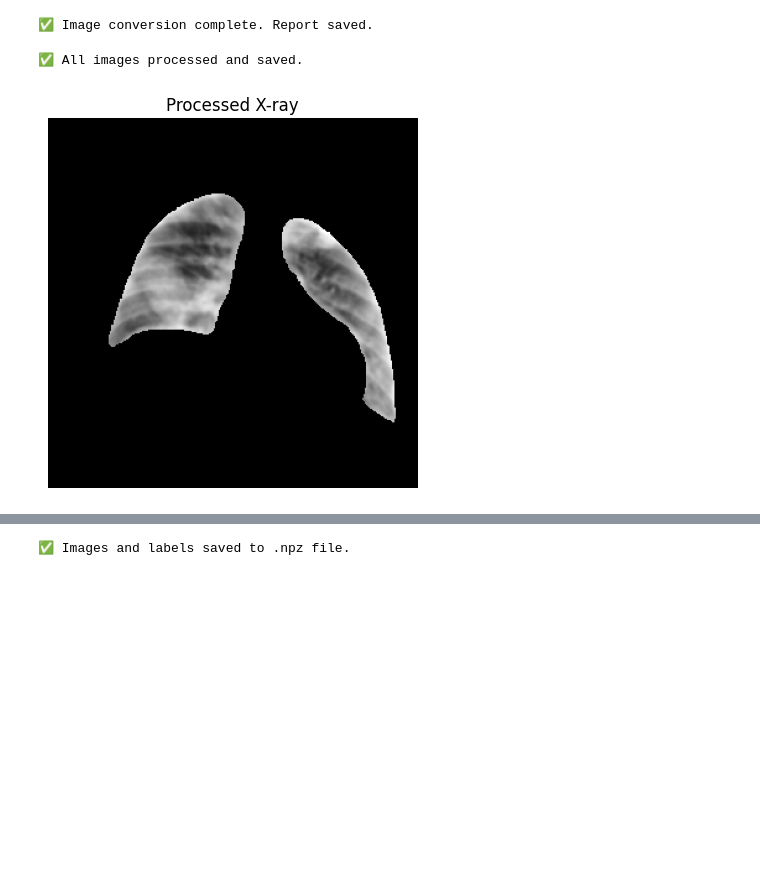
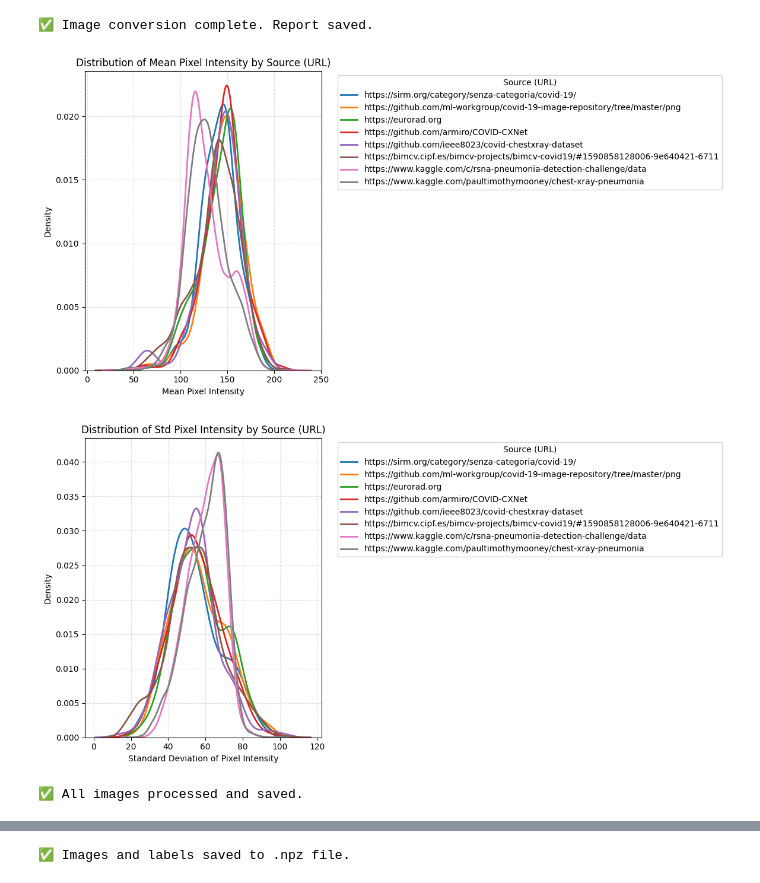
Before and after one commit to SanArfin/CovidXray, a Jupyter notebook: notebooks/Image_transformation.ipynb, the cells around one changed output, grey strips where cells are left out. Cells and saved outputs as stored; diff of their text form; code cells hidden in the pictures; blank space fills up the shorter version.

```diff
--- a/notebooks/Image_transformation.ipynb
+++ b/notebooks/Image_transformation.ipynb
@@ -173,3 +285,40 @@ print("✅ Image conversion complete. Report saved.")
+# %%
+import seaborn as sns
+import matplotlib.pyplot as plt
+
+# Get unique sources
+sources = df_analysis['URL'].unique()
+
+# Plot Mean Pixel Intensity by Source
+plt.figure(figsize=(12, 6))
+for src in sources:
+    data = df_analysis[df_analysis['URL'] == src]['mean_intensity']
+    if len(data) > 1:
+        sns.kdeplot(data, label=src, linewidth=2)
+plt.title("Distribution of Mean Pixel Intensity by Source (URL)")
+plt.xlabel("Mean Pixel Intensity")
+plt.ylabel("Density")
+plt.legend(title="Source (URL)", bbox_to_anchor=(1.05, 1), loc='upper left')
+plt.grid(True, linestyle='--', alpha=0.4)
+plt.tight_layout()
+plt.show()
+
+# Plot Std Pixel Intensity by Source
+plt.figure(figsize=(12, 6))
+for src in sources:
+    data = df_analysis[df_analysis['URL'] == src]['std_intensity']
+    if len(data) > 1:
+        sns.kdeplot(data, label=src, linewidth=2)
+plt.title("Distribution of Std Pixel Intensity by Source (URL)")
+plt.xlabel("Standard Deviation of Pixel Intensity")
+plt.ylabel("Density")
+plt.legend(title="Source (URL)", bbox_to_anchor=(1.05, 1), loc='upper left')
+plt.grid(True, linestyle='--', alpha=0.4)
+plt.tight_layout()
+plt.show()
+# %% [output]
+[figure, added]
+[figure, added]
 # %%
 import cv2
 import os
@@ -237,11 +386,3 @@ print("✅ All images processed and saved.")
 #Saves processed images in processed_xrays\[class] folders
 # %% [output]
 ✅ All images processed and saved.
-# %%
-sample_img = cv2.imread(save_path, cv2.IMREAD_GRAYSCALE)
-plt.imshow(sample_img, cmap='gray')
-plt.title('Processed X-ray')
-plt.axis('off')
-plt.show()
-# %% [output]
-[figure, removed]
```
Also changed, not shown: parts of 14 cells of this notebook.
